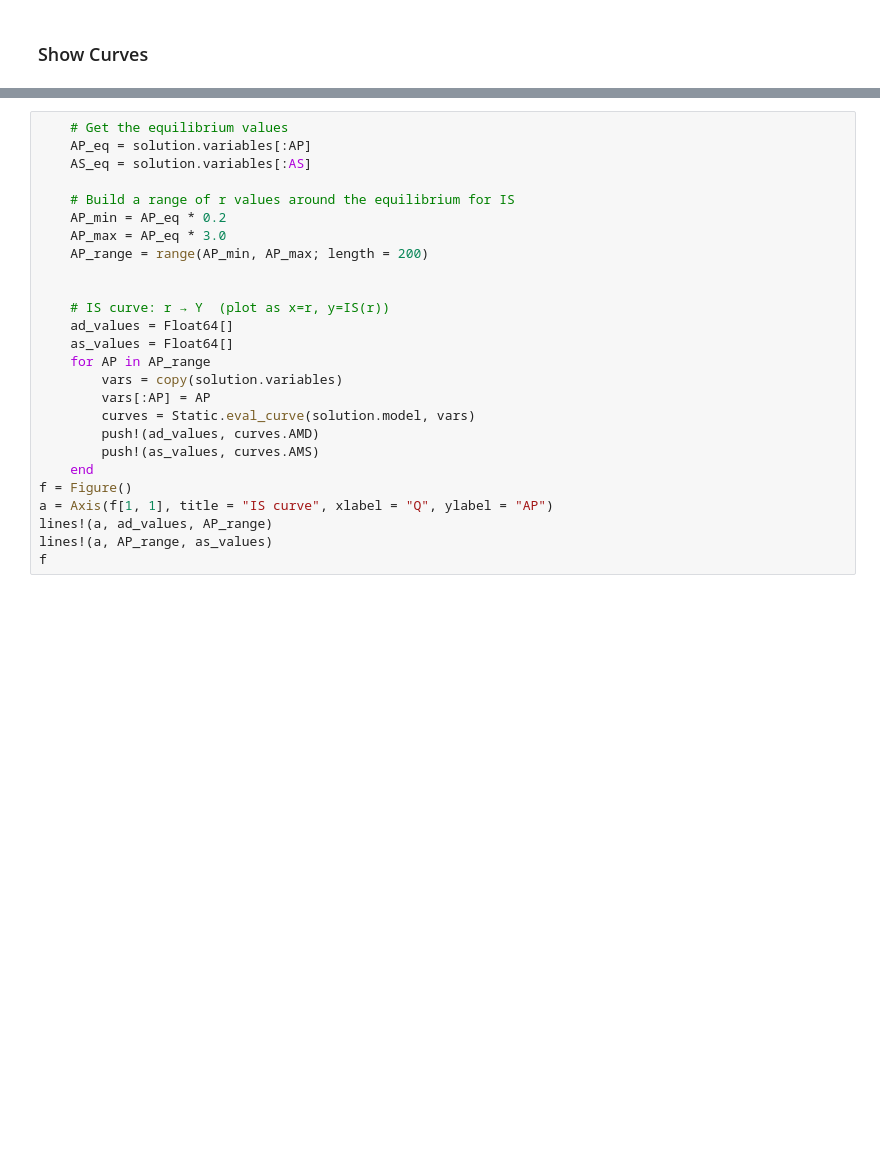
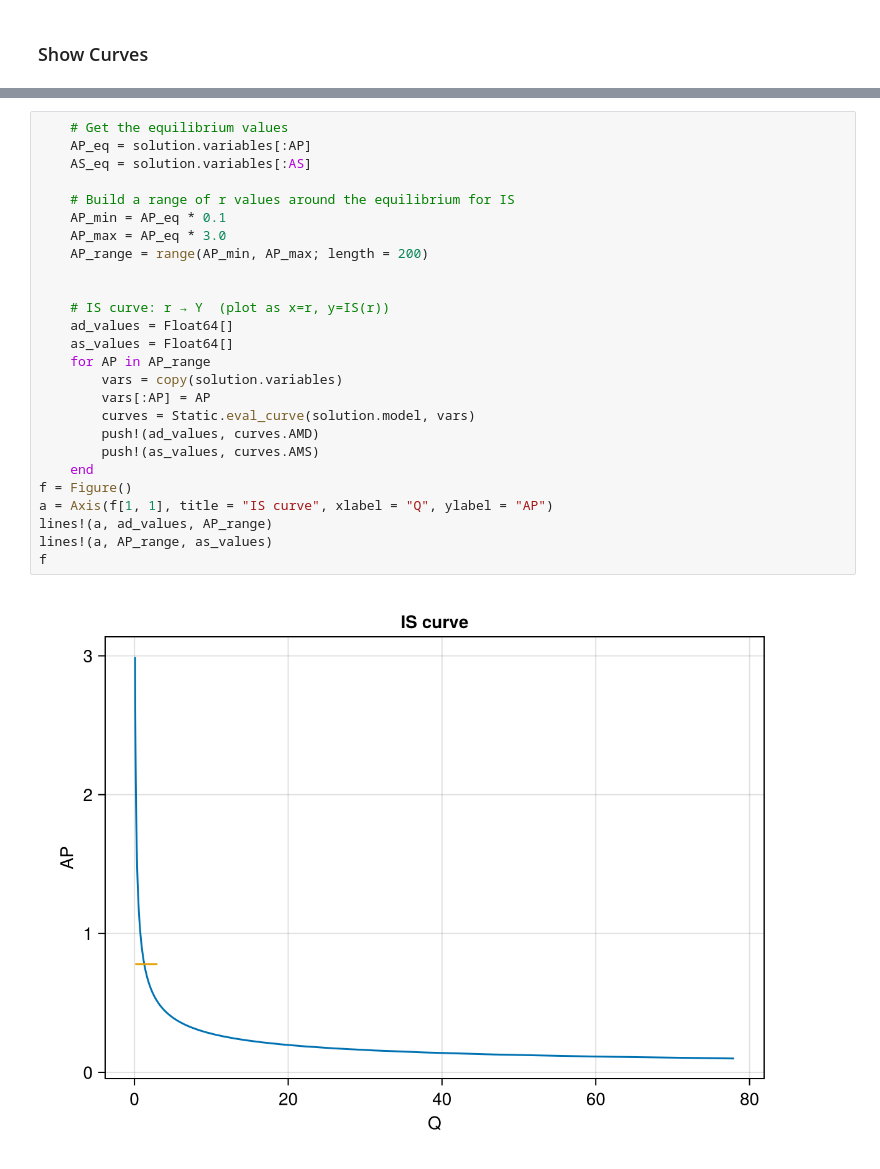
Before and after one commit to theplatters/PKAssetPrices, a Jupyter notebook: notebooks/Compare-template copy.ipynb, the cells around one changed output, grey strips where cells are left out. Drawn from its saved outputs; the diff is of its cells as text; blank space fills up the shorter version.

```diff
--- a/notebooks/Compare-template copy.ipynb
+++ b/notebooks/Compare-template copy.ipynb
@@ -127,26 +129,28 @@ f
 # %%
     # Get the equilibrium values
     AP_eq = solution.variables[:AP]
     AS_eq = solution.variables[:AS]
 
     # Build a range of r values around the equilibrium for IS
-    AP_min = AP_eq * 0.2
+    AP_min = AP_eq * 0.1
     AP_max = AP_eq * 3.0
     AP_range = range(AP_min, AP_max; length = 200)
 
 
     # IS curve: r → Y  (plot as x=r, y=IS(r))
     ad_values = Float64[]
     as_values = Float64[]
     for AP in AP_range
         vars = copy(solution.variables)
         vars[:AP] = AP
         curves = Static.eval_curve(solution.model, vars)
         push!(ad_values, curves.AMD)
         push!(as_values, curves.AMS)
     end
 f = Figure()
 a = Axis(f[1, 1], title = "IS curve", xlabel = "Q", ylabel = "AP")
 lines!(a, ad_values, AP_range)
 lines!(a, AP_range, as_values)
 f
+# %% [output]
+[figure, added]
```
Also changed, not shown: parts of 1 cell of this notebook.
